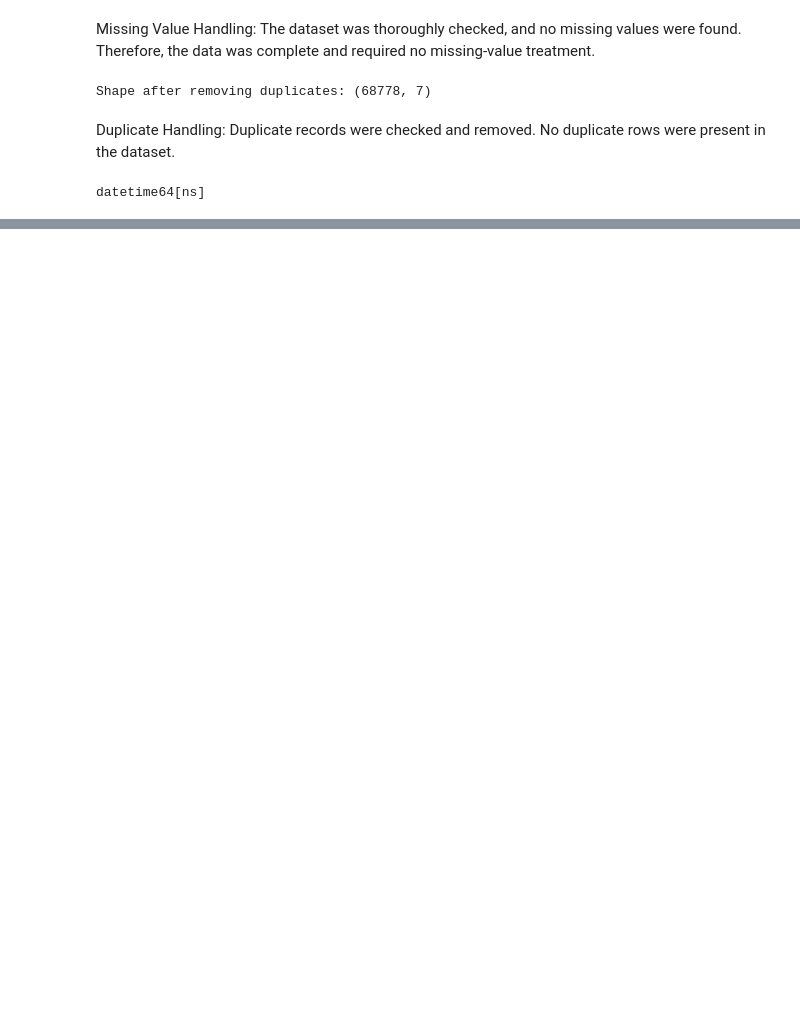
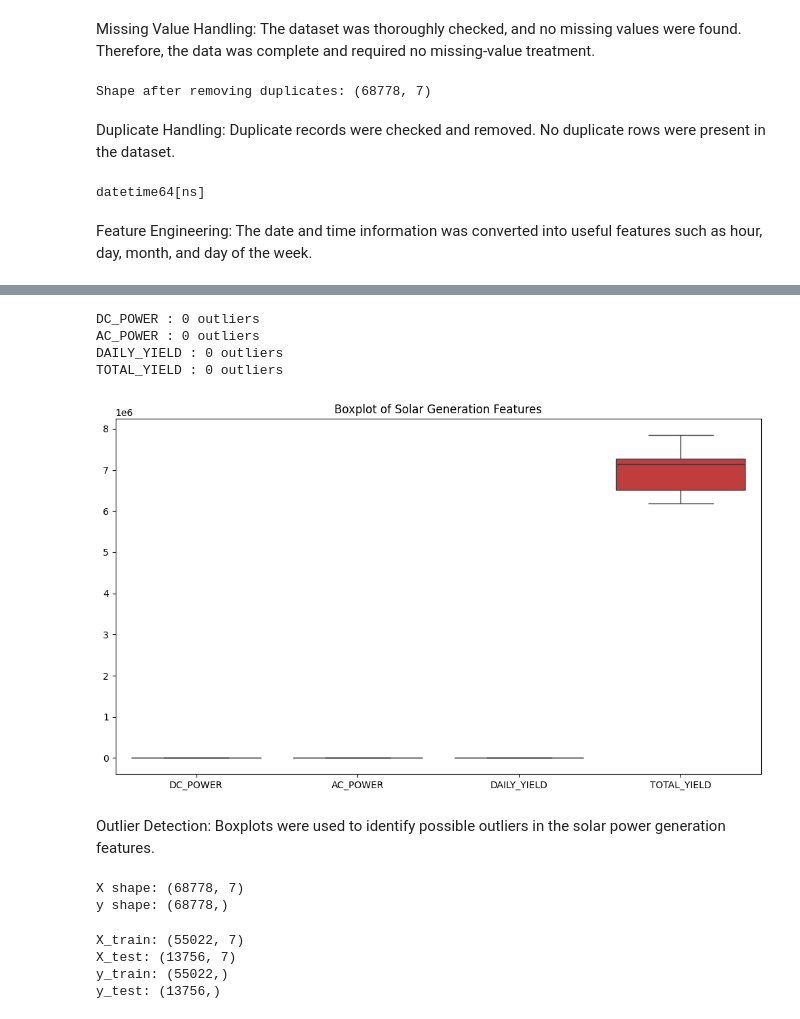
Before and after one commit to Meghana-PV/ml_caseStudy, a Jupyter notebook: notebooks/Regression1.ipynb, the cells around one changed output, grey strips where cells are left out. Drawn from its saved outputs; the diff is of its cells as text; code cells hidden in the pictures; blank space fills up the shorter version.

```diff
--- a/notebooks/Regression1.ipynb
+++ b/notebooks/Regression1.ipynb
@@ -327,6 +327,8 @@ df["month"] = df["DATE_TIME"].dt.month
 df["day_of_week"] = df["DATE_TIME"].dt.dayofweek
 # %% [output]
 datetime64[ns]
+# %% [markdown]
+Feature Engineering: The date and time information was converted into useful features such as hour, day, month, and day of the week.
 # %%
 df.head()
 # %% [output]
@@ -348,3 +350,36 @@ df.describe()
 | 75% | 2020-06-09 20:00:00 | 4135001.0 | 6366.964286 | 623.618750 | 6274.000000 | 7.268706e+06 | 17.000000 | 23.000000 | 6.000000 | ... |
 | max | 2020-06-17 23:45:00 | 4135001.0 | 14471.125000 | 1410.950000 | 9163.000000 | 7.846821e+06 | 23.000000 | 31.000000 | 6.000000 | ... |
 | std | NaN | 0.0 | 4036.457169 | 394.396439 | 3145.178309 | 4.162720e+05 | 6.862477 | 8.554765 | 0.499659 | ... |
+# %%
+# Outlier Detection using IQR
+
+features = ["DC_POWER", "AC_POWER", "DAILY_YIELD", "TOTAL_YIELD"]
+
+for col in features:
+    Q1 = df[col].quantile(0.25)
+    Q3 = df[col].quantile(0.75)
+    IQR = Q3 - Q1
+
+    lower = Q1 - 1.5 * IQR
+    upper = Q3 + 1.5 * IQR
+
+    outliers = df[(df[col] < lower) | (df[col] > upper)]
+
+    print(col, ":", len(outliers), "outliers")
+# %% [output]
+DC_POWER : 0 outliers
+AC_POWER : 0 outliers
+DAILY_YIELD : 0 outliers
+TOTAL_YIELD : 0 outliers
+# %%
+plt.figure(figsize=(10, 6))
+
+sns.boxplot(data=df[["DC_POWER", "AC_POWER", "DAILY_YIELD", "TOTAL_YIELD"]])
+
+plt.title("Boxplot of Solar Generation Features")
+plt.tight_layout()
+plt.show()
+# %% [output]
+[figure, added]
+# %% [markdown]
+Outlier Detection: Boxplots were used to identify possible outliers in the solar power generation features.
@@ -350,0 +388,41 @@ df.describe()
+# %%
+# Target variable
+y = df["AC_POWER"]
+
+# Input features
+X = df[
+    [
+        "DC_POWER",
+        "DAILY_YIELD",
+        "TOTAL_YIELD",
+        "hour",
+        "day",
+        "month",
+        "day_of_week"
+    ]
+]
+
+print("X shape:", X.shape)
+print("y shape:", y.shape)
+# %% [output]
+X shape: (68778, 7)
+y shape: (68778,)
+# %%
+from sklearn.model_selection import train_test_split
+
+X_train, X_test, y_train, y_test = train_test_split(
+    X,
+    y,
+    test_size=0.20,
+    random_state=42
+)
+
+print("X_train:", X_train.shape)
+print("X_test:", X_test.shape)
+print("y_train:", y_train.shape)
+print("y_test:", y_test.shape)
+# %% [output]
+X_train: (55022, 7)
+X_test: (13756, 7)
+y_train: (55022,)
+y_test: (13756,)
```
Also changed, not shown: parts of 3 cells of this notebook.
